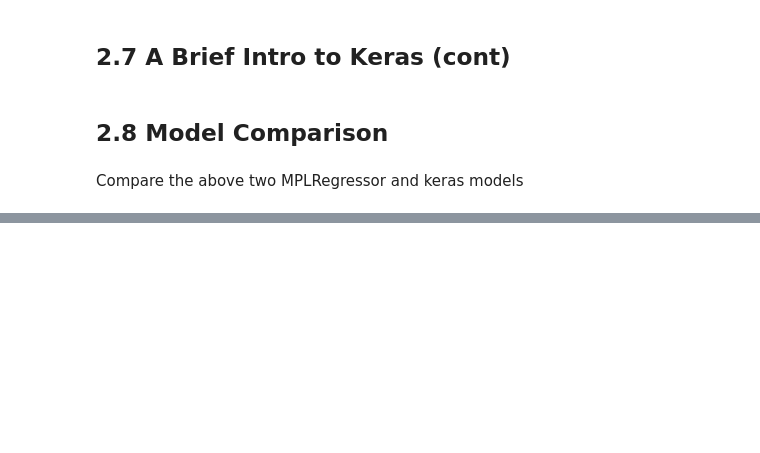
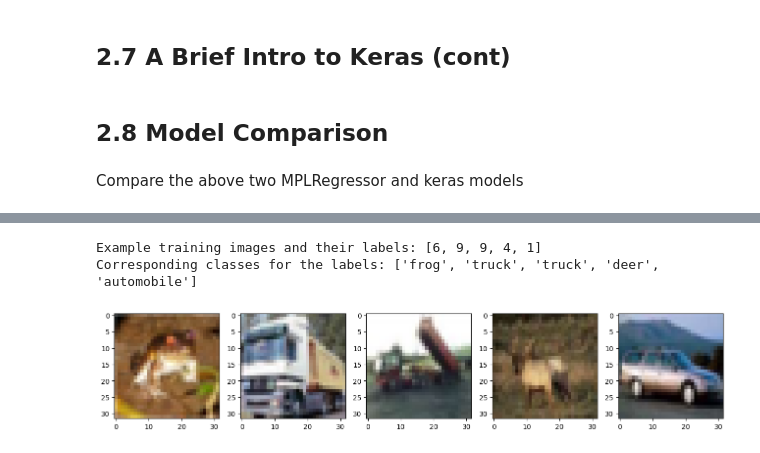
Before and after one commit to thuc-github/MIS710-T12023, a Jupyter notebook: Week 7/MIS710_Lab_7_ANN.ipynb, the cells around one changed output, grey strips where cells are left out. Saved outputs shown, nothing was run; the diff lists cells and outputs as text; code cells hidden in the pictures; blank space fills up the shorter version.

```diff
--- a/Week 7/MIS710_Lab_7_ANN.ipynb
+++ b/Week 7/MIS710_Lab_7_ANN.ipynb
@@ -550,0 +585,19 @@ plt.show()
+# %%
+# Load the CIFAR-10 dataset and preprocess the data
+(X_train, y_train), (X_test, y_test) = cifar10.load_data()
+
+cifar_classes = ['airplane', 'automobile', 'bird', 'cat', 'deer', 'dog', 'frog', 'horse', 'ship', 'truck']
+print('Example training images and their labels: ' + str([x[0] for x in y_train[0:5]]))
+print('Corresponding classes for the labels: ' + str([cifar_classes[x[0]] for x in y_train[0:5]]))
+
+f, axarr = plt.subplots(1, 5)
+f.set_size_inches(16, 6)
+
+for i in range(5):
+    img = X_train[i]
+    axarr[i].imshow(img)
+plt.show()
+# %% [output]
+Example training images and their labels: [6, 9, 9, 4, 1]
+Corresponding classes for the labels: ['frog', 'truck', 'truck', 'deer', 'automobile']
+[figure, added]
```
Also changed, not shown: parts of 14 cells of this notebook.
